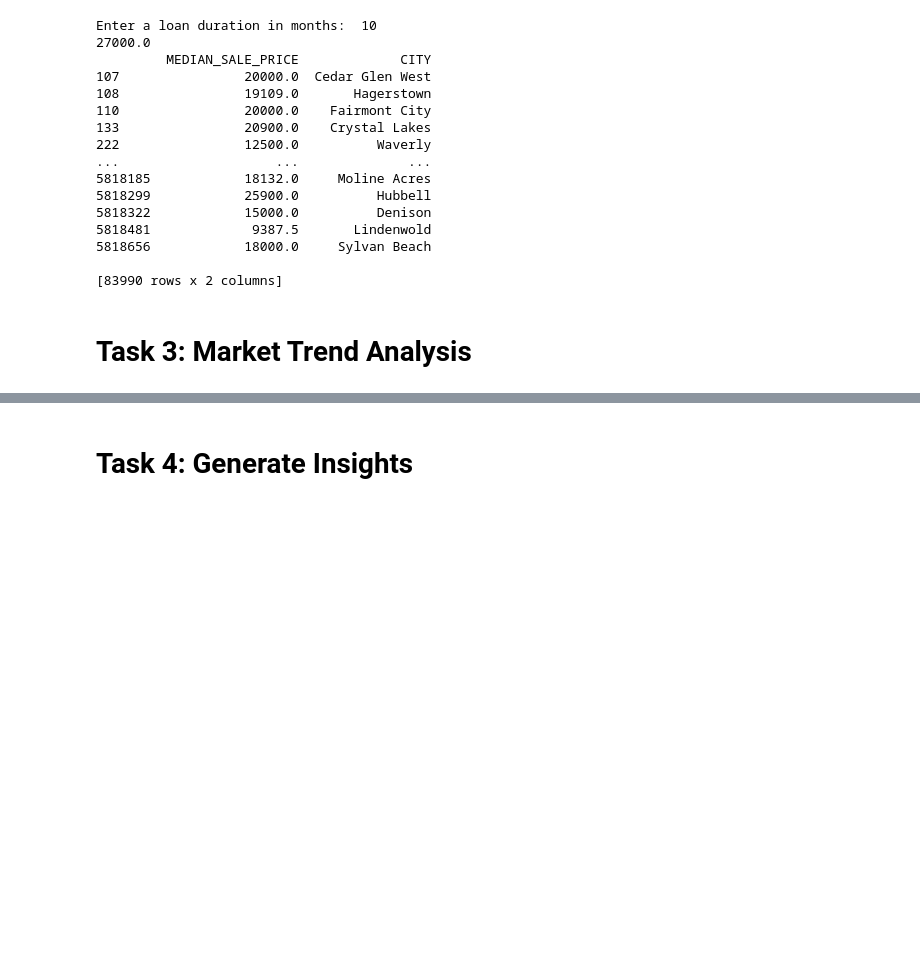
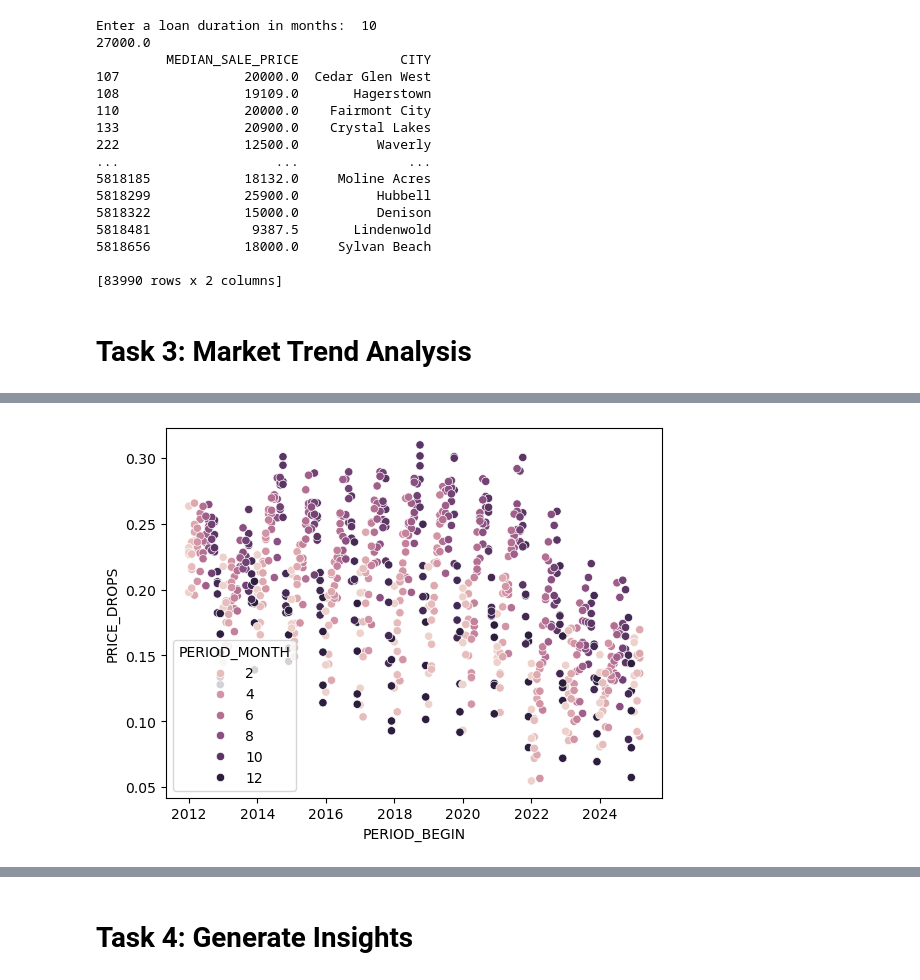
Before and after one commit to MoonBasedKas/smartHousingAdvisor, a Jupyter notebook: smartHousePredictor.ipynb, the cells around one changed output, grey strips where cells are left out. Drawn from its saved outputs; the diff is of its cells as text; code cells hidden in the pictures; blank space fills up the shorter version.

```diff
--- a/smartHousePredictor.ipynb
+++ b/smartHousePredictor.ipynb
@@ -104,0 +129,5 @@ sb.scatterplot(market, x="PERIOD_BEGIN", y="AVG_SALE_TO_LIST")
+# %%
+sb.scatterplot(market, x="PERIOD_BEGIN", y="PRICE_DROPS", hue="PERIOD_MONTH")
+mlp.show()
+# %% [output]
+[figure, added]
```
Also changed, not shown: parts of 5 cells of this notebook.
